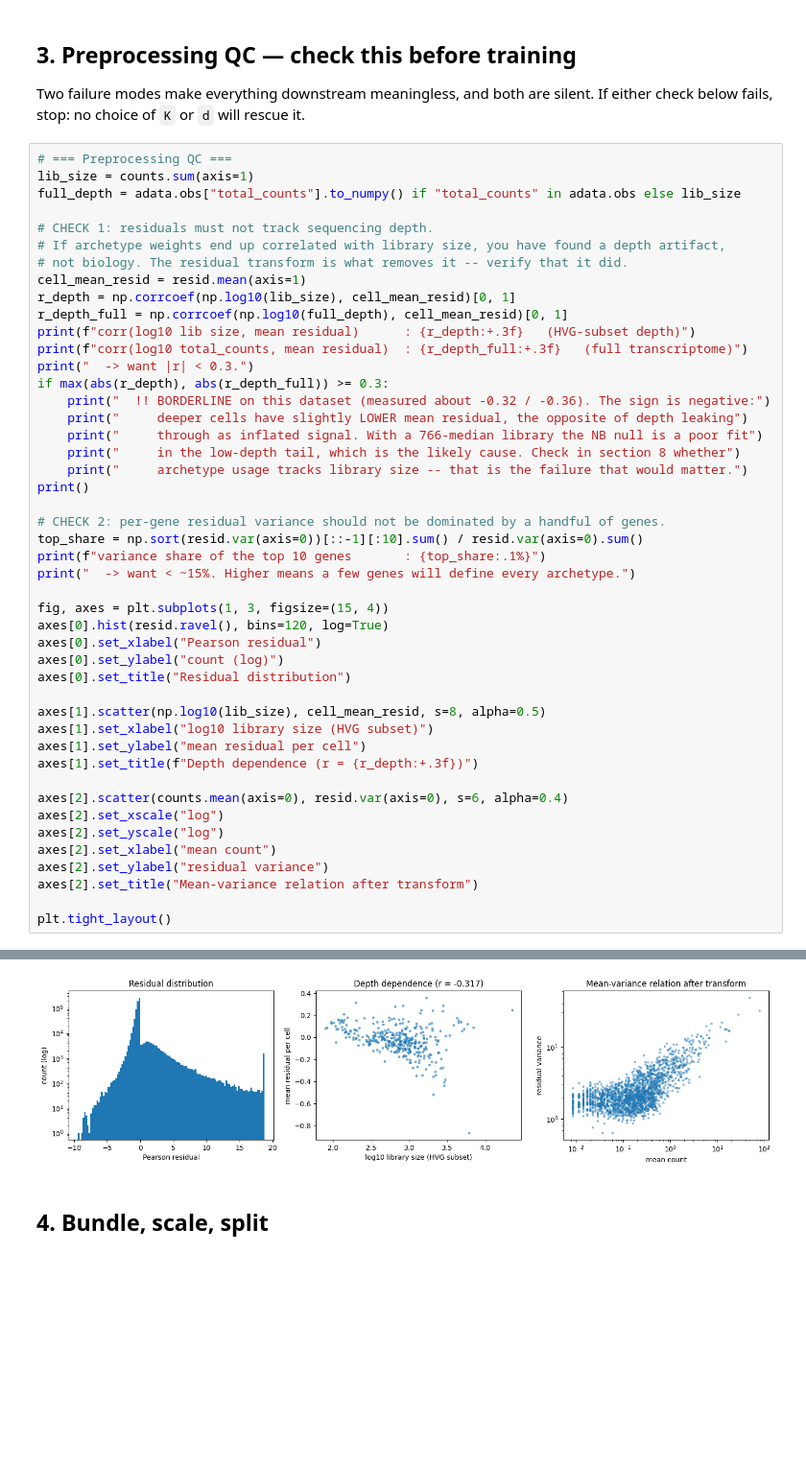
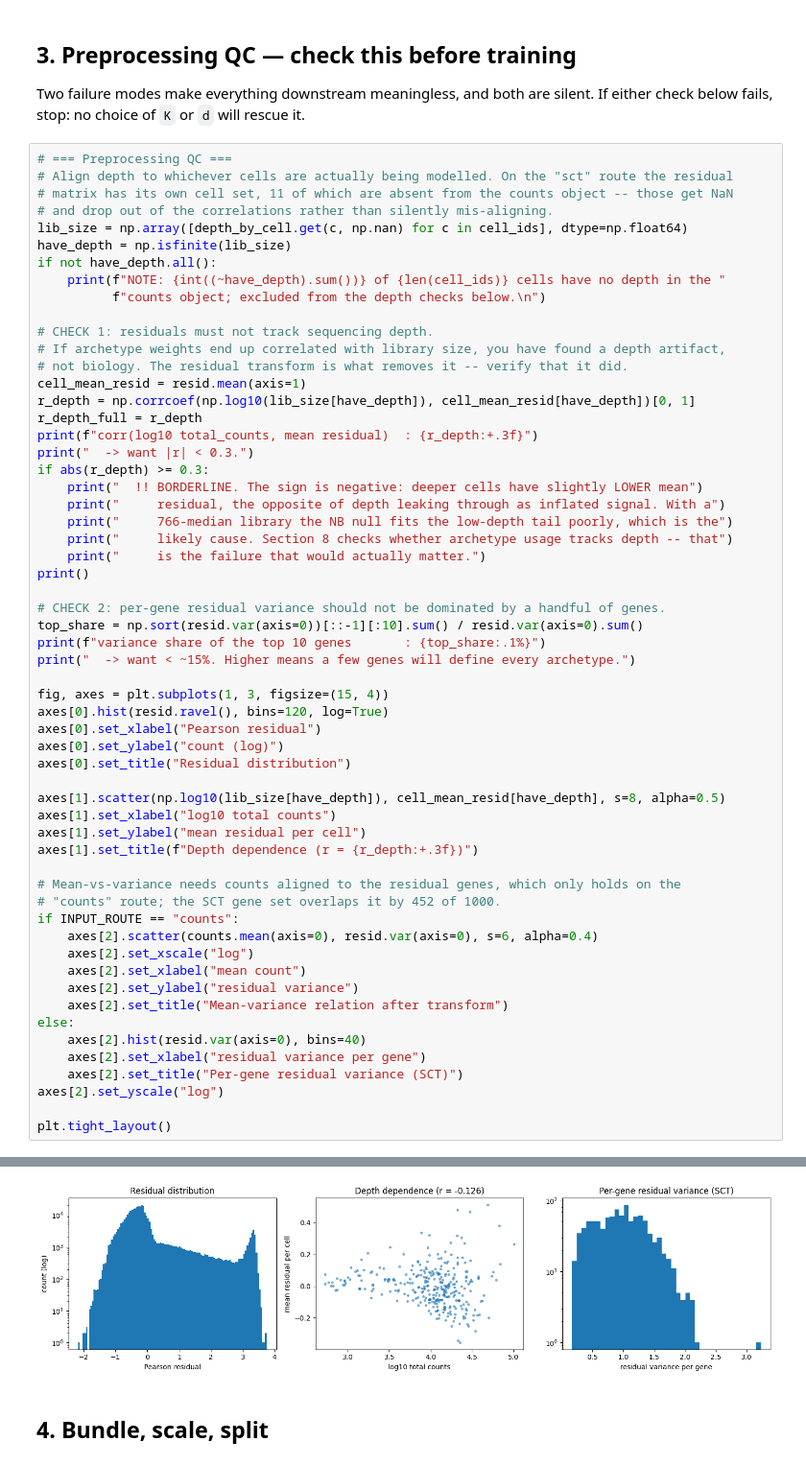
Before and after one commit to guyronhuji/CyEmbed, a Jupyter notebook: 01_bck44_scrna_archetype_embedding_sweep.ipynb, the cells around one changed output, grey strips where cells are left out. Shown at 96% size. Drawn from its saved outputs; the diff is of its cells as text; blank space fills up the shorter version.

```diff
--- a/01_bck44_scrna_archetype_embedding_sweep.ipynb
+++ b/01_bck44_scrna_archetype_embedding_sweep.ipynb
@@ -285,24 +380,29 @@ Two failure modes make everything downstream meaningless, and both are silent. I
 below fails, stop: no choice of `K` or `d` will rescue it.
 # %%
 # === Preprocessing QC ===
-lib_size = counts.sum(axis=1)
-full_depth = adata.obs["total_counts"].to_numpy() if "total_counts" in adata.obs else lib_size
+# Align depth to whichever cells are actually being modelled. On the "sct" route the residual
+# matrix has its own cell set, 11 of which are absent from the counts object -- those get NaN
+# and drop out of the correlations rather than silently mis-aligning.
+lib_size = np.array([depth_by_cell.get(c, np.nan) for c in cell_ids], dtype=np.float64)
+have_depth = np.isfinite(lib_size)
+if not have_depth.all():
+    print(f"NOTE: {int((~have_depth).sum())} of {len(cell_ids)} cells have no depth in the "
+          f"counts object; excluded from the depth checks below.\n")
 
 # CHECK 1: residuals must not track sequencing depth.
 # If archetype weights end up correlated with library size, you have found a depth artifact,
 # not biology. The residual transform is what removes it -- verify that it did.
 cell_mean_resid = resid.mean(axis=1)
-r_depth = np.corrcoef(np.log10(lib_size), cell_mean_resid)[0, 1]
-r_depth_full = np.corrcoef(np.log10(full_depth), cell_mean_resid)[0, 1]
-print(f"corr(log10 lib size, mean residual)      : {r_depth:+.3f}   (HVG-subset depth)")
-print(f"corr(log10 total_counts, mean residual)  : {r_depth_full:+.3f}   (full transcriptome)")
+r_depth = np.corrcoef(np.log10(lib_size[have_depth]), cell_mean_resid[have_depth])[0, 1]
+r_depth_full = r_depth
+print(f"corr(log10 total_counts, mean residual)  : {r_depth:+.3f}")
 print("  -> want |r| < 0.3.")
-if max(abs(r_depth), abs(r_depth_full)) >= 0.3:
-    print("  !! BORDERLINE on this dataset (measured about -0.32 / -0.36). The sign is negative:")
-    print("     deeper cells have slightly LOWER mean residual, the opposite of depth leaking")
-    print("     through as inflated signal. With a 766-median library the NB null is a poor fit")
-    print("     in the low-depth tail, which is the likely cause. Check in section 8 whether")
-    print("     archetype usage tracks library size -- that is the failure that would matter.")
+if abs(r_depth) >= 0.3:
+    print("  !! BORDERLINE. The sign is negative: deeper cells have slightly LOWER mean")
+    print("     residual, the opposite of depth leaking through as inflated signal. With a")
+    print("     766-median library the NB null fits the low-depth tail poorly, which is the")
+    print("     likely cause. Section 8 checks whether archetype usage tracks depth -- that")
+    print("     is the failure that would actually matter.")
 print()
 
 # CHECK 2: per-gene residual variance should not be dominated by a handful of genes.
@@ -316,17 +416,24 @@ axes[0].set_xlabel("Pearson residual")
 axes[0].set_ylabel("count (log)")
 axes[0].set_title("Residual distribution")
 
-axes[1].scatter(np.log10(lib_size), cell_mean_resid, s=8, alpha=0.5)
-axes[1].set_xlabel("log10 library size (HVG subset)")
+axes[1].scatter(np.log10(lib_size[have_depth]), cell_mean_resid[have_depth], s=8, alpha=0.5)
+axes[1].set_xlabel("log10 total counts")
 axes[1].set_ylabel("mean residual per cell")
 axes[1].set_title(f"Depth dependence (r = {r_depth:+.3f})")
 
-axes[2].scatter(counts.mean(axis=0), resid.var(axis=0), s=6, alpha=0.4)
-axes[2].set_xscale("log")
+# Mean-vs-variance needs counts aligned to the residual genes, which only holds on the
+# "counts" route; the SCT gene set overlaps it by 452 of 1000.
+if INPUT_ROUTE == "counts":
+    axes[2].scatter(counts.mean(axis=0), resid.var(axis=0), s=6, alpha=0.4)
+    axes[2].set_xscale("log")
+    axes[2].set_xlabel("mean count")
+    axes[2].set_ylabel("residual variance")
+    axes[2].set_title("Mean-variance relation after transform")
+else:
+    axes[2].hist(resid.var(axis=0), bins=40)
+    axes[2].set_xlabel("residual variance per gene")
+    axes[2].set_title("Per-gene residual variance (SCT)")
 axes[2].set_yscale("log")
-axes[2].set_xlabel("mean count")
-axes[2].set_ylabel("residual variance")
-axes[2].set_title("Mean-variance relation after transform")
 
 plt.tight_layout()
 # %% [output]
@@ -343,5 +446,5 @@ variance share of the top 10 genes       : 4.2%
   -> want < ~15%. Higher means a few genes will define every archetype.
-[figure, old version]
+[figure, new version]
 # %% [markdown]
 ## 4. Bundle, scale, split
 # %%
```
Also changed, not shown: parts of 17 cells of this notebook, 2 other files.
